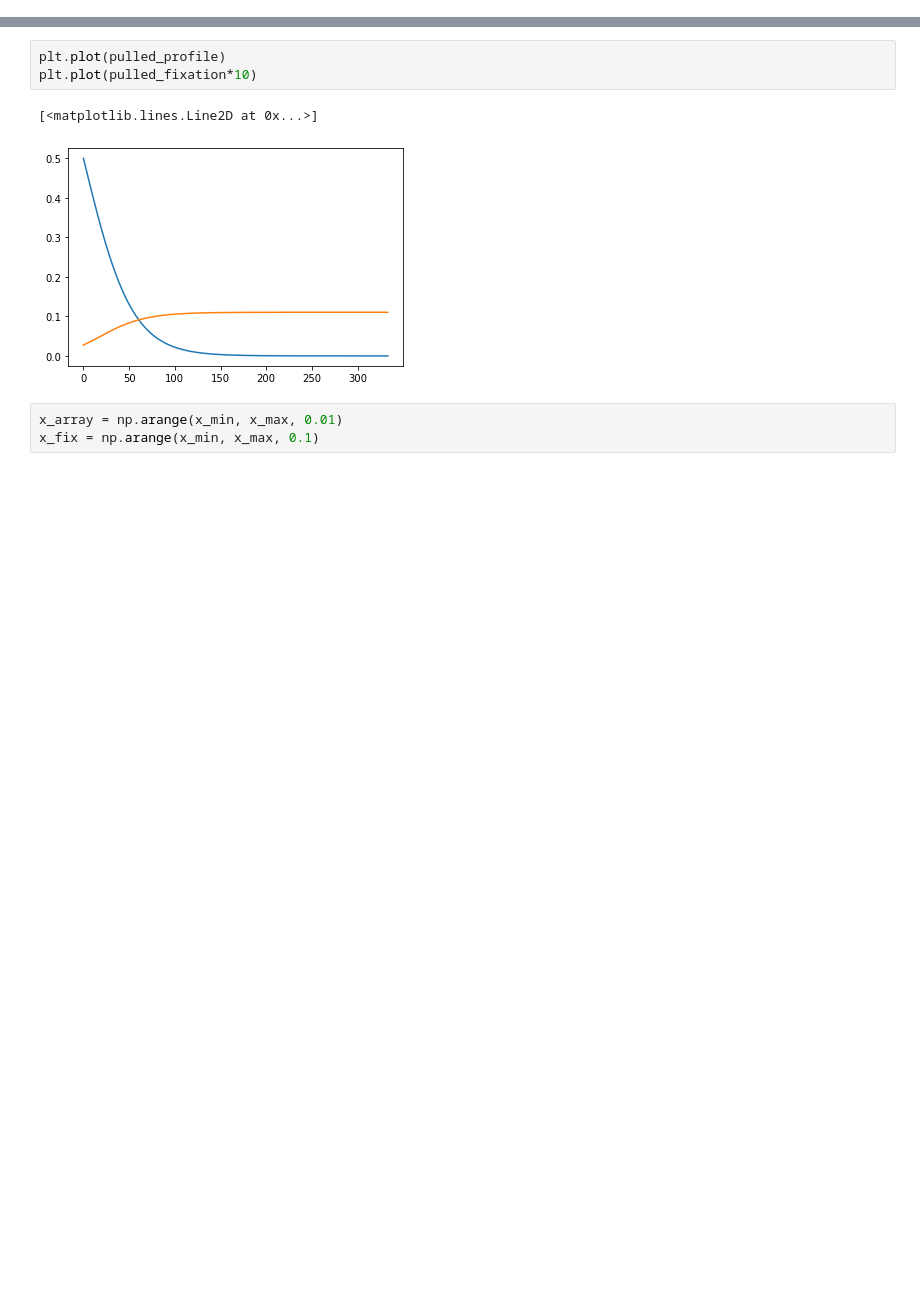
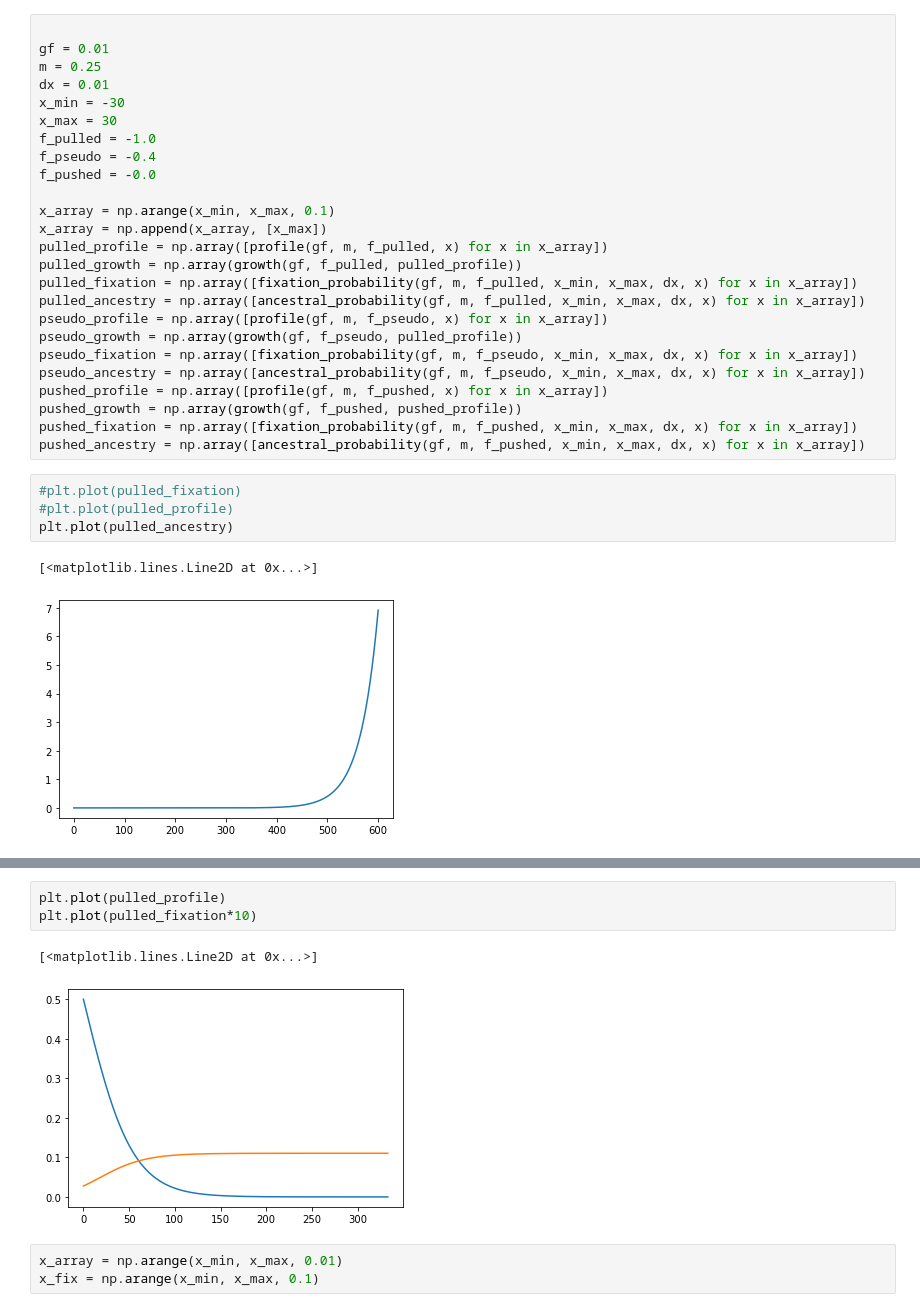
Before and after one commit to nkrishnan94/phage-abm, a Jupyter notebook: Untitled.ipynb, the cells around one changed output, grey strips where cells are left out. Saved outputs shown, nothing was run; the diff lists cells and outputs as text; blank space fills up the shorter version.

```diff
--- a/Untitled.ipynb
+++ b/Untitled.ipynb
@@ -518,3 +525,35 @@ def FigS2_ancestry():
     plt.tight_layout(pad=1.5)
     plt.savefig('plots/FigS2_foci.tiff', dpi=500)
     plt.savefig('plots/FigS2_foci.pdf')
+# %%
+
+gf = 0.01
+m = 0.25
+dx = 0.01
+x_min = -30
+x_max = 30
+f_pulled = -1.0
+f_pseudo = -0.4
+f_pushed = -0.0
+
+x_array = np.arange(x_min, x_max, 0.1)
+x_array = np.append(x_array, [x_max])
+pulled_profile = np.array([profile(gf, m, f_pulled, x) for x in x_array])
+pulled_growth = np.array(growth(gf, f_pulled, pulled_profile))
+pulled_fixation = np.array([fixation_probability(gf, m, f_pulled, x_min, x_max, dx, x) for x in x_array])
+pulled_ancestry = np.array([ancestral_probability(gf, m, f_pulled, x_min, x_max, dx, x) for x in x_array])
+pseudo_profile = np.array([profile(gf, m, f_pseudo, x) for x in x_array])
+pseudo_growth = np.array(growth(gf, f_pseudo, pulled_profile))
+pseudo_fixation = np.array([fixation_probability(gf, m, f_pseudo, x_min, x_max, dx, x) for x in x_array])
+pseudo_ancestry = np.array([ancestral_probability(gf, m, f_pseudo, x_min, x_max, dx, x) for x in x_array])
+pushed_profile = np.array([profile(gf, m, f_pushed, x) for x in x_array])
+pushed_growth = np.array(growth(gf, f_pushed, pushed_profile))
+pushed_fixation = np.array([fixation_probability(gf, m, f_pushed, x_min, x_max, dx, x) for x in x_array])
+pushed_ancestry = np.array([ancestral_probability(gf, m, f_pushed, x_min, x_max, dx, x) for x in x_array])
+# %%
+#plt.plot(pulled_fixation)
+#plt.plot(pulled_profile)
+plt.plot(pulled_ancestry)
+# %% [output]
+[<matplotlib.lines.Line2D at 0x...>]
+[figure, added]
```
Also changed, not shown: parts of 12 cells of this notebook, 11 other files.
